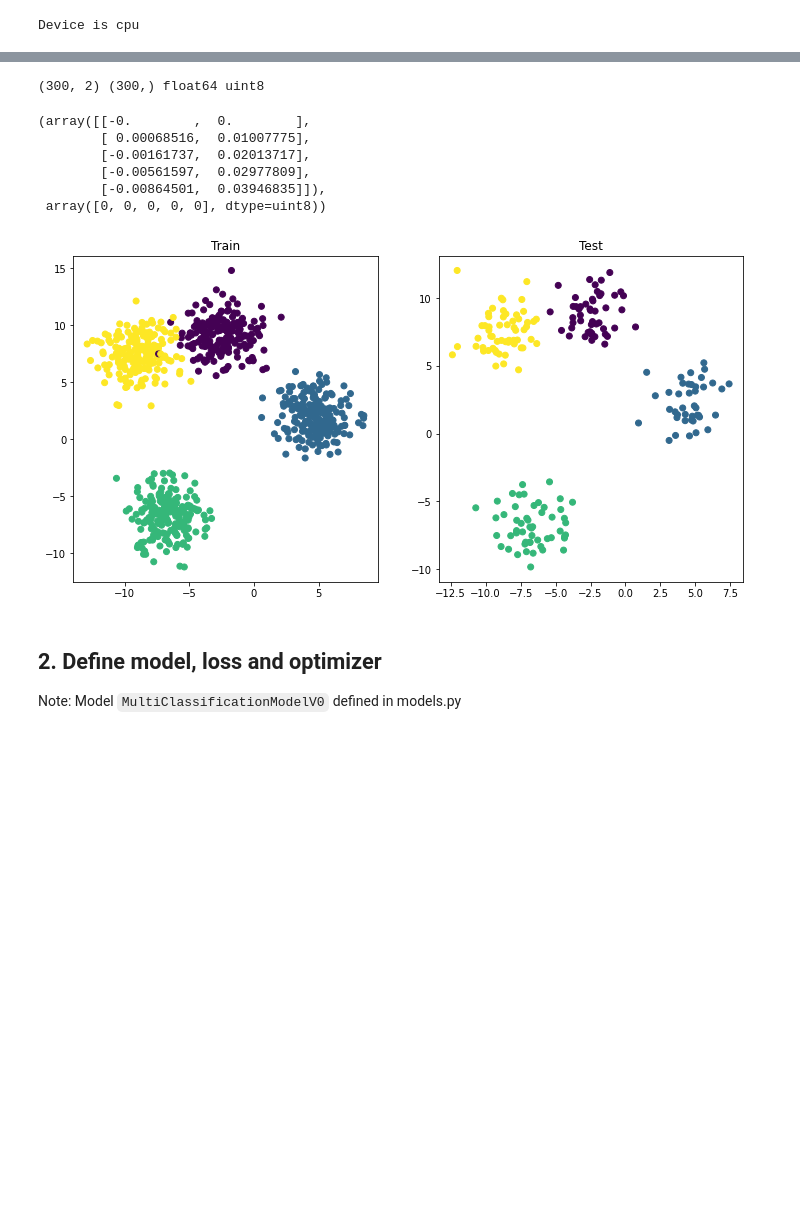
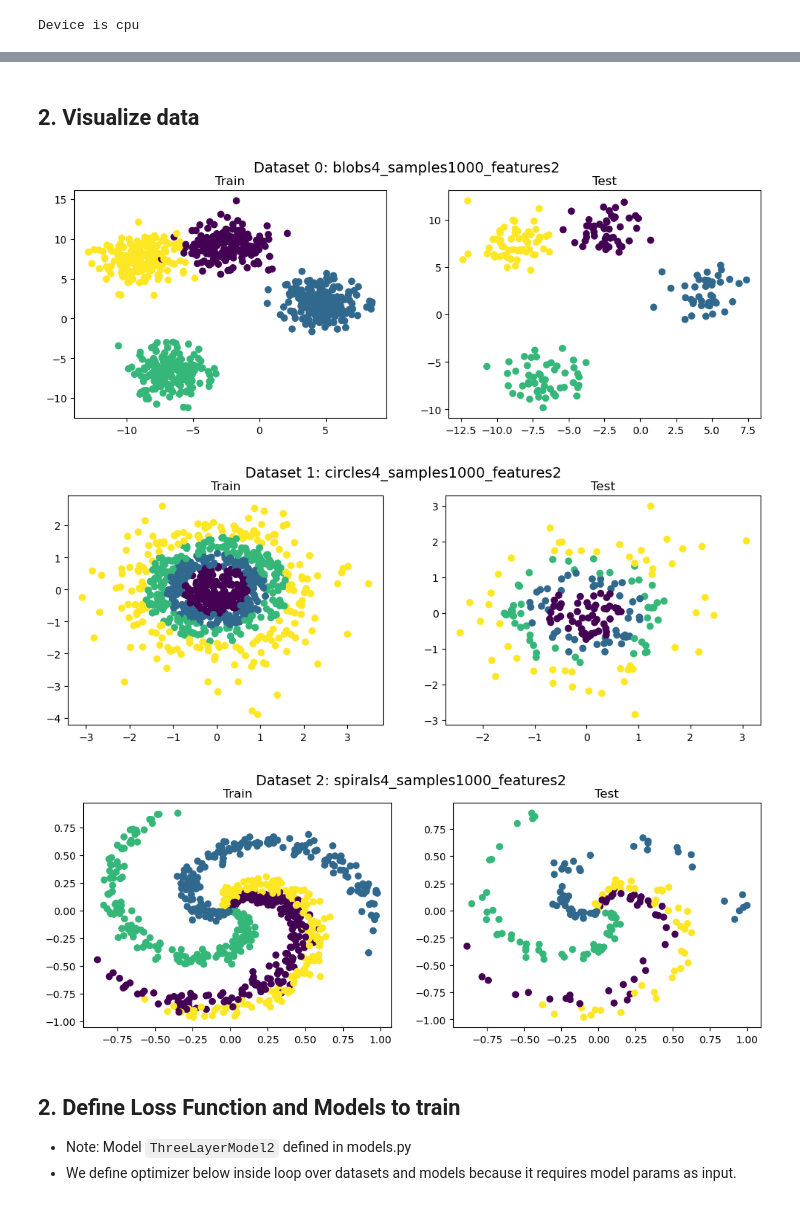
Before and after one commit to chris-warner-II/pytorch_projects, a Jupyter notebook: 03_Multi_Classification.ipynb, the cells around one changed output, grey strips where cells are left out. Cells and saved outputs as stored; diff of their text form; code cells hidden in the pictures; blank space fills up the shorter version.

```diff
--- a/03_Multi_Classification.ipynb
+++ b/03_Multi_Classification.ipynb
@@ -29 +116,26 @@ Device is cpu
+# %%
+def tensor_and_split(X: np.ndarray, y:np.ndarray, RANDOM_SEED=42):
+
+    """ Convert np.ndarrays for X, y in dataset construction into torch.tensors and split them
+        into 80% train and 20% test splits.
+
+        :args:
+            :X:
+            :y:
+
+        :returns:
+            :X_train:
+            :X_test:
+            :y_train:
+            :y_test:
+    """
+
+    # Turn data into tensors
+    X = torch.from_numpy(X).type(torch.float32)    # float32 decimal digit
+    y = torch.from_numpy(y).type(torch.ByteTensor) # unsigned 8-bit integer (can also be ByteTensor, ShortTensor, IntTensor, LongTensor)
+
+    # Split data into train & test
+    X_train, X_test, y_train, y_test = train_test_split(X, y, test_size = 0.2, random_state=RANDOM_SEED)
+
+    return X_train, X_test, y_train, y_test
 # %% [markdown]
@@ -79,24 +218,22 @@ X_train, X_test, y_train, y_test = train_test_split(X, y, test_size = 0.2, rando
-# %%
-# Plot data and show a few samples
-
-scatter_2D_class(train_data = X_train,
-              train_labels = y_train,
-              test_data = X_test,
-              test_labels = y_test)
-
-print(X.shape, y.shape, X.dtype, y.dtype)
-
-X[:5], y[:5]
-# %% [output]
-(300, 2) (300,) float64 uint8
-(array([[-0.        ,  0.        ],
-        [ 0.00068516,  0.01007775],
-        [-0.00161737,  0.02013717],
-        [-0.00561597,  0.02977809],
-        [-0.00864501,  0.03946835]]),
- array([0, 0, 0, 0, 0], dtype=uint8))
-[figure, removed]
+# %% [markdown]
+## 2. Visualize data
+# %%
+# Unpack data in each dataset and scatter plot it
+
+for i, [X_train, X_test, y_train, y_test, datatype] in enumerate(ds):
+
+    # Plot data
+    scatter_2D_class(train_data = X_train,
+                  train_labels = y_train,
+                  test_data = X_test,
+                  test_labels = y_test)
+    plt.suptitle(f"Dataset {i}: {datatype}", fontsize=14);
+# %% [output]
+[figure, added]
+[figure, added]
+[figure, added]
 # %% [markdown]
-## 2. Define model, loss and optimizer
+## 2. Define Loss Function and Models to train
 
-Note: Model `MultiClassificationModelV0` defined in models.py
+* Note: Model `ThreeLayerModel2` defined in models.py
+* We define optimizer below inside loop over datasets and models because it requires model params as input.
```
Also changed, not shown: parts of 29 cells of this notebook.
